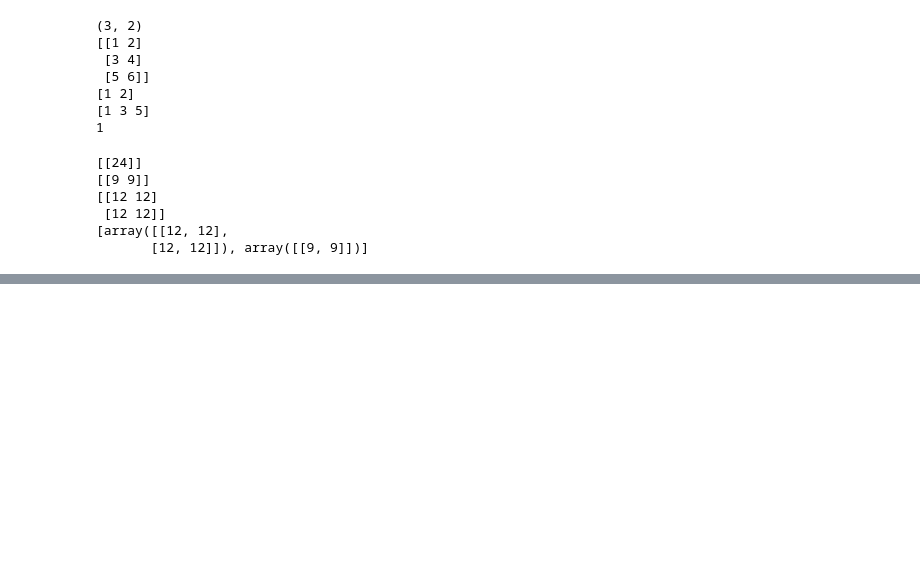
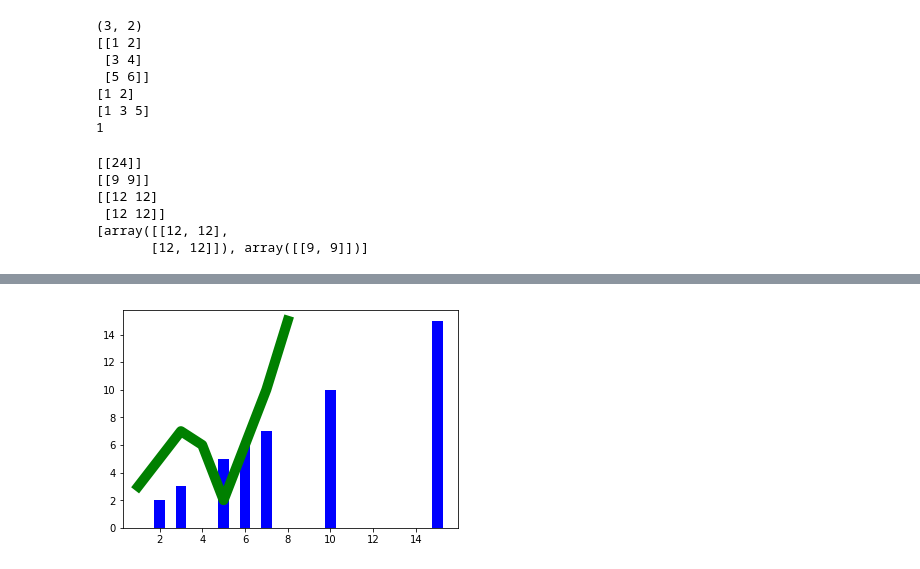
Before and after one commit to rockycircle/tensorflow1, a Jupyter notebook: tensorflow2.ipynb, the cells around one changed output, grey strips where cells are left out. Cells and saved outputs as stored; diff of their text form; code cells hidden in the pictures; blank space fills up the shorter version.

```diff
--- a/tensorflow2.ipynb
+++ b/tensorflow2.ipynb
@@ -189,0 +275,18 @@ with tf.Session() as sess:
+# %%
+import numpy as np
+import matplotlib.pyplot as plt
+
+x = np.array([1,2,3,4,5,6,7,8])
+
+y = np.array([3,5,7,6,2,6,10,15])
+
+plt.plot(x,y,'r')#折线图 1 x 2 y 3 color
+plt.plot(x,y,'g',lw=10)
+
+x = np.array([1,2,3,4,5,6,7,8])
+
+x = np.array([3,5,7,6,2,6,10,15])
+plt.bar(x,y,0.5,alpha=1,color='b')
+plt.show()
+# %% [output]
+[figure, added]
```
Also changed, not shown: parts of 4 cells of this notebook.
